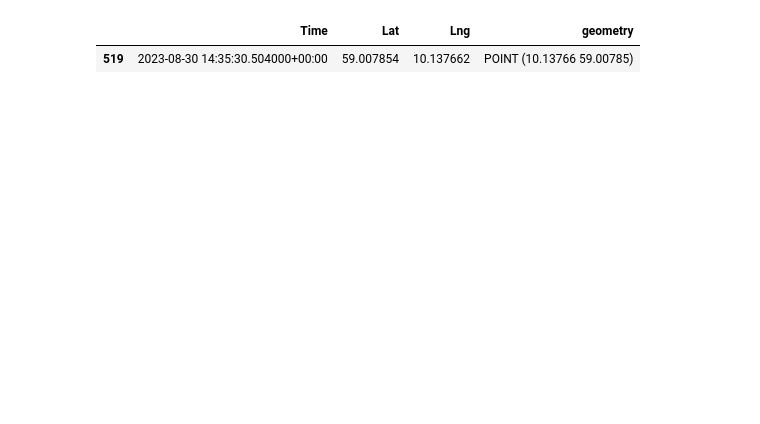
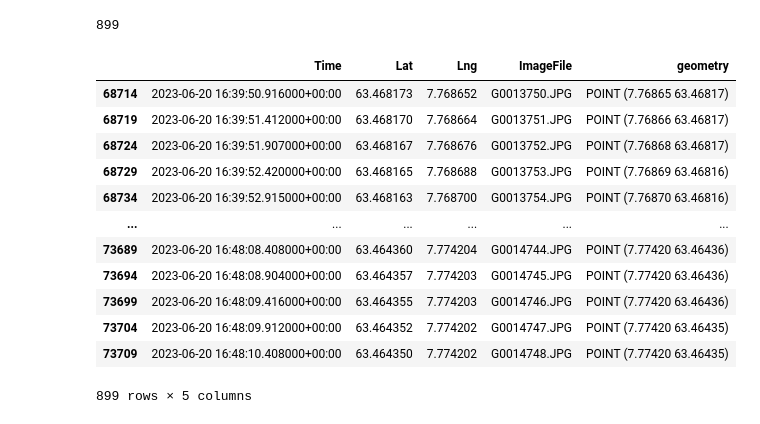
Before and after one commit to mh-skjelvareid/massimal, a Jupyter notebook: prelim/otter_image_georeferencing/prelim_smola_otter_image_georef.ipynb, the cells around one changed output. Saved outputs shown, nothing was run; the diff lists cells and outputs as text; code cells hidden in the pictures; blank space fills up the shorter version.

```diff
--- a/prelim/otter_image_georeferencing/prelim_smola_otter_image_georef.ipynb
+++ b/prelim/otter_image_georeferencing/prelim_smola_otter_image_georef.ipynb
@@ -149,11 +186,58 @@ gdf_index = pd.Index(gdf['Time'])
-# %%
-format = r'%Y:%m:%d %H:%M:%S.%f'
-example_datetime_str = r'2023:08:30 14:35:30.4490'
-example_datetime = pd.to_datetime(example_datetime_str,format=format,utc=True)
-example_datetime_list = [example_datetime]
-closest_time_index = pd.Index(gdf['Time']).get_indexer(example_datetime_list,method='nearest',tolerance=datetime.timedelta(seconds=1))
-gdf.iloc[closest_time_index]
-#gdf.iloc[gdf_index.get_indexer([example_datetime],method='nearest')]
-# %% [output]
-|  | Time | Lat | Lng | geometry |
-| 519 | 2023-08-30 14:35:30.504000+00:00 | 59.007854 | 10.137662 | POINT (10.13766 59.00785) |
+# %%
+def get_otter_image_positions(otter_gdf,image_paths_and_timestamps,
+                              dt_format = r'%Y:%m:%d %H:%M:%S.%f',
+                              time_tolerance = datetime.timedelta(seconds=1)):
+    """ Search Otter geodataframe for positions closest to image (in time)
+
+    # Input arguments:
+    otter_gdf:
+        GDF created from Otter CSV (see otter_csv_to_geodataframe())
+        Only column "Time" (containing UTC datetime objects) is used
+    image_paths_and_timestamps:
+        List of tuples containing (image_path, image_timestamp_string)
+
+    # Returns
+    image_gdf:
+
+    """
+
+    # Extract timestamps and convert to datetime objects
+    image_datetimes = [pd.to_datetime(dt,format=dt_format,utc=True) for (_,dt) in image_paths_and_timestamps]
+
+    # Find indices for Otter timestamps that are closest to image timestamps
+    closest_time_index = pd.Index(otter_gdf['Time']).get_indexer(image_datetimes,method='nearest',
+                                                                 tolerance=time_tolerance)
+
+    # Remove images that don't have any matches within the time tolerance
+    image_paths = [p for ((p,_),im_index) in zip(image_paths_and_timestamps,closest_time_index)
+                   if im_index >= 0] # Images without match get index -1
+    closest_time_index = closest_time_index[closest_time_index>=0]
+    print(len(closest_time_index))
+    assert len(image_paths) == len(closest_time_index)
+
+    # Create copy of Otter gdf which only contains rows corresponding to images
+    image_gdf = otter_gdf.iloc[closest_time_index]
+
+    # Insert additional column for image path
+    image_gdf.insert(image_gdf.shape[1]-1,'ImageFile','')
+    # image_gdf.iloc[:,'ImageFile'] = image_paths
+    image_gdf.iloc[:,image_gdf.columns.get_loc('ImageFile')] = image_paths
+    return image_gdf
+# %%
+image_gdf = get_otter_image_positions(gdf,image_paths_and_timestamps)
+image_gdf
+# %% [output]
+899
+|  | Time | Lat | Lng | ImageFile | geometry |
+| 68714 | 2023-06-20 16:39:50.916000+00:00 | 63.468173 | 7.768652 | G0013750.JPG | POINT (7.76865 63.46817) |
+| 68719 | 2023-06-20 16:39:51.412000+00:00 | 63.468170 | 7.768664 | G0013751.JPG | POINT (7.76866 63.46817) |
+| 68724 | 2023-06-20 16:39:51.907000+00:00 | 63.468167 | 7.768676 | G0013752.JPG | POINT (7.76868 63.46817) |
+| 68729 | 2023-06-20 16:39:52.420000+00:00 | 63.468165 | 7.768688 | G0013753.JPG | POINT (7.76869 63.46816) |
+| 68734 | 2023-06-20 16:39:52.915000+00:00 | 63.468163 | 7.768700 | G0013754.JPG | POINT (7.76870 63.46816) |
+| ... | ... | ... | ... | ... | ... |
+| 73689 | 2023-06-20 16:48:08.408000+00:00 | 63.464360 | 7.774204 | G0014744.JPG | POINT (7.77420 63.46436) |
+| 73694 | 2023-06-20 16:48:08.904000+00:00 | 63.464357 | 7.774203 | G0014745.JPG | POINT (7.77420 63.46436) |
+| 73699 | 2023-06-20 16:48:09.416000+00:00 | 63.464355 | 7.774203 | G0014746.JPG | POINT (7.77420 63.46436) |
+| 73704 | 2023-06-20 16:48:09.912000+00:00 | 63.464352 | 7.774202 | G0014747.JPG | POINT (7.77420 63.46435) |
+| 73709 | 2023-06-20 16:48:10.408000+00:00 | 63.464350 | 7.774202 | G0014748.JPG | POINT (7.77420 63.46435) |
+899 rows × 5 columns
```
Also changed, not shown: parts of 17 cells of this notebook, 1 other file.
